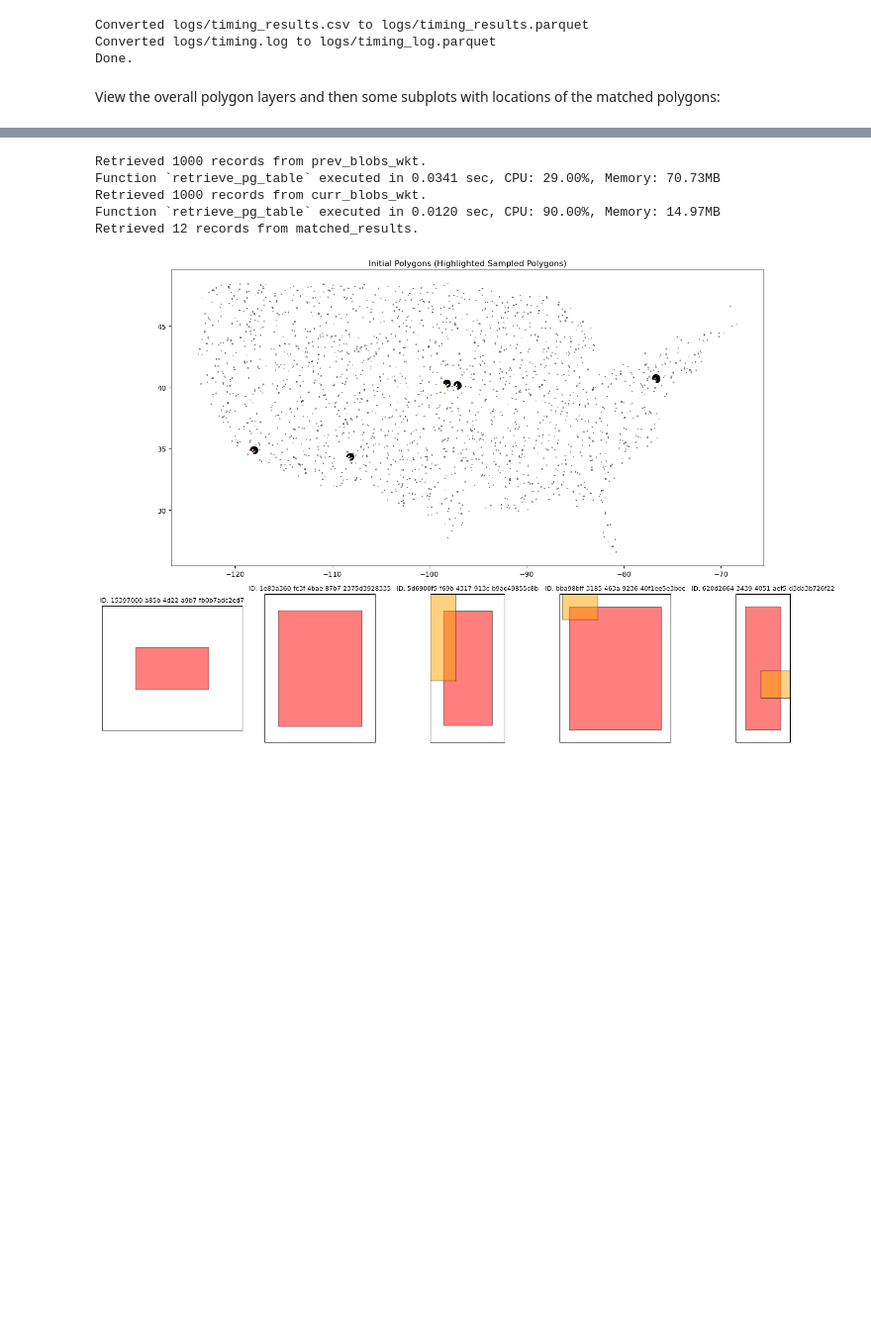
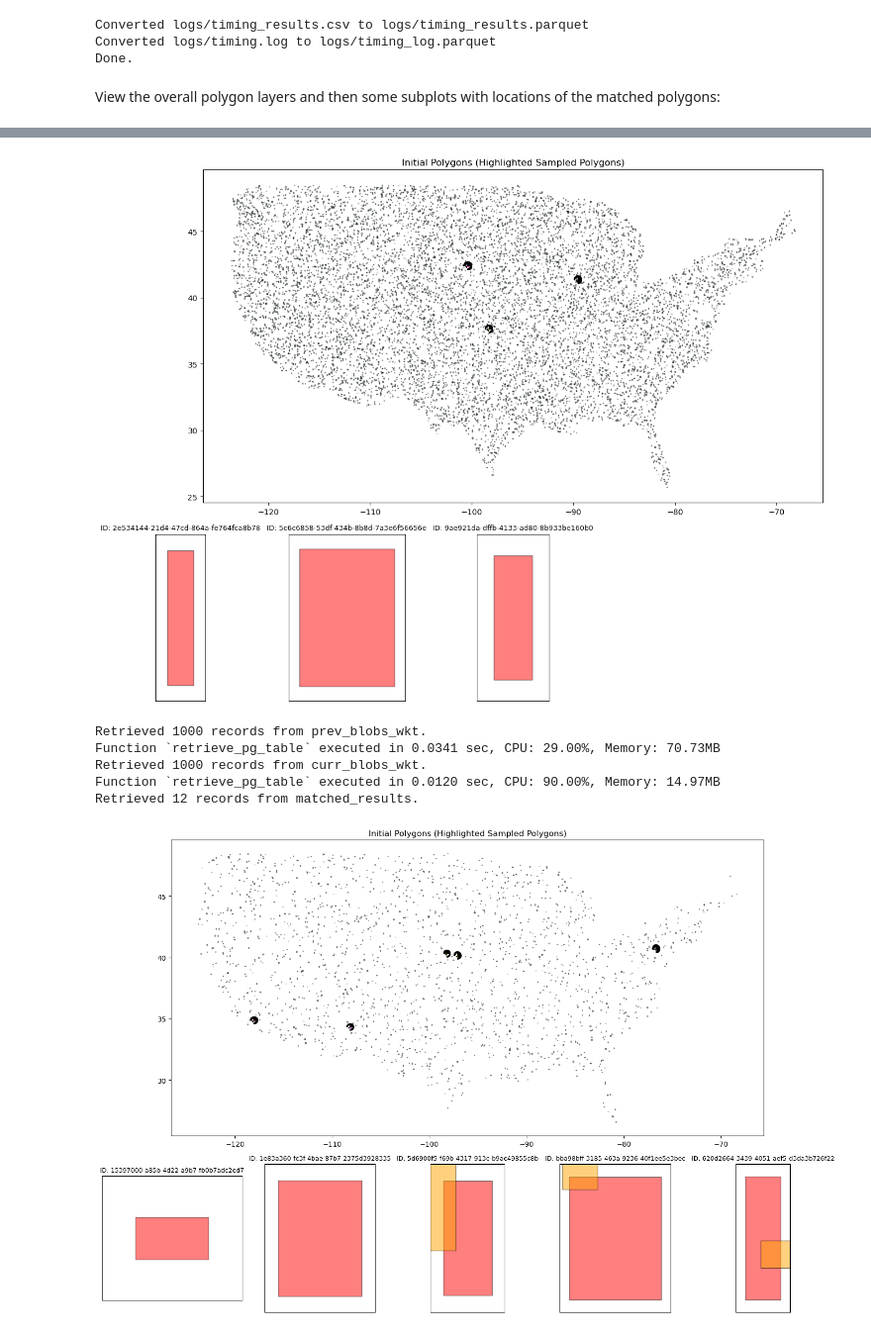
Before and after one commit to sralter/matching_optimization, a Jupyter notebook: matching.ipynb, the cells around one changed output, grey strips where cells are left out. Shown at 99% size. Cells and saved outputs as stored; diff of their text form; code cells hidden in the pictures; blank space fills up the shorter version.

Commit message:
logging and batching seems to work with more data, seeing what the matches look like

```diff
--- a/matching.ipynb
+++ b/matching.ipynb
@@ -292,3 +293,87 @@ Converted logs/timing.log to logs/timing_log.parquet
 Done.
 # %% [markdown]
 View the overall polygon layers and then some subplots with locations of the matched polygons:
+# %%
+# Retrieve tables from PostgreSQL
+df_prev = h.retrieve_pg_table(table_name='prev_blobs_wkt')
+df_curr = h.retrieve_pg_table(table_name='curr_blobs_wkt')
+
+# Ensure they are GeoDataFrames
+df_prev = gpd.GeoDataFrame(df_prev, geometry='geometry', crs="EPSG:4326")
+df_curr = gpd.GeoDataFrame(df_curr, geometry='geometry', crs="EPSG:4326")
+
+# Retrieve matches table
+table_name = 'matched_results'
+postgresql_details['dbname'] = 'blob_matching'
+conn = psycopg2.connect(**postgresql_details)
+cur = conn.cursor()
+cur.execute(f"SELECT prev_id, curr_id FROM {table_name};")
+rows = cur.fetchall()
+cur.close()
+conn.close()
+
+# Convert matches to DataFrame
+matches = pd.DataFrame(rows, columns=["prev_id", "curr_id"])
+print(f"Retrieved {len(matches)} records from {table_name}.")
+
+# Find matching polygons
+overlapping_a = df_prev[df_prev['id'].isin(matches['prev_id'])]
+overlapping_b = df_curr[df_curr['id'].isin(matches['curr_id'])]
+
+# Sample 5 overlapping polygons instead of 10
+sample_size = min(5, len(overlapping_a))  # Limit to 5
+sample_indices = random.sample(range(len(overlapping_a)), sample_size)
+sample_a = overlapping_a.iloc[sample_indices]
+sample_b = overlapping_b.iloc[sample_indices]
+
+# Define figure layout with GridSpec (1 row for subplots instead of 2)
+fig = plt.figure(figsize=(15, 10))
+gs = gridspec.GridSpec(2, 5, height_ratios=[2, 1], width_ratios=[1, 1, 1, 1, 1])  # 2 rows: main + 1 row of 5 subplots
+
+# --- Main Plot: Initial Polygons ---
+ax_main = plt.subplot(gs[0, :])  # Top row spans all columns
+df_prev.plot(ax=ax_main, color='lightblue', edgecolor='black', alpha=0.5, label="Previous", zorder=1)
+df_curr.plot(ax=ax_main, color='lightgreen', edgecolor='black', alpha=0.5, label="Current", zorder=1)
+
+# Overlay all sampled polygons with a **thin dashed outline**
+sample_a.plot(ax=ax_main, color='none', edgecolor='yellow', linewidth=1, linestyle='dashed', zorder=3)
+sample_b.plot(ax=ax_main, color='none', edgecolor='magenta', linewidth=1, linestyle='dashed', zorder=3)
+
+# **Make the Grid Spec polygons stand out (increase linewidth selectively)**
+highlighted_a = sample_a
+highlighted_b = sample_b
+
+highlighted_a.plot(ax=ax_main, color='none', edgecolor='black', linewidth=10, linestyle='solid', zorder=4)
+highlighted_b.plot(ax=ax_main, color='none', edgecolor='black', linewidth=10, linestyle='solid', zorder=4)
+
+ax_main.set_title("Initial Polygons (Highlighted Sampled Polygons)")
+
+# --- Zoomed-in Subplots (Single row of 5 subplots) ---
+for i, (idx, row) in enumerate(sample_a.iterrows()):
+    ax = plt.subplot(gs[1, i])  # Now only 1 row (row index `1`)
+    subset_a = sample_a.iloc[[i]]
+    subset_b = sample_b.iloc[[i]]
+
+    # Plot zoomed-in view
+    subset_a.plot(ax=ax, color="red", edgecolor="black", alpha=0.5)
+    subset_b.plot(ax=ax, color="orange", edgecolor="black", alpha=0.5)
+
+    # Adjust zoom
+    bounds = subset_a.geometry.bounds.values[0]  # Get bounding box
+    buffer = 0.01  # Add a small margin for better visualization
+    ax.set_xlim(bounds[0] - buffer, bounds[2] + buffer)
+    ax.set_ylim(bounds[1] - buffer, bounds[3] + buffer)
+
+    # Add ID as a title
+    ax.set_title(f"ID: {row['id']}", fontsize=9)
+    ax.set_xticks([])  # Remove x-axis labels
+    ax.set_yticks([])  # Remove y-axis labels
+
+# Adjust layout and show
+plt.tight_layout()
+
+# plt.savefig('figs/overlapping_polygons_map.pdf', bbox_inches='tight')
+# plt.savefig('figs/overlapping_polygons_map.png', bbox_inches='tight')
+
+plt.show()
+# %% [output]
@@ -295,3 +385,4 @@ View the overall polygon layers and then some subplots with locations of the mat
+[figure, added]
 # %%
 # Retrieve tables from PostgreSQL
 df_prev = h.retrieve_pg_table(table_name='prev_blobs_wkt')
```
Also changed, not shown: parts of 8 cells of this notebook, 2 other files.
